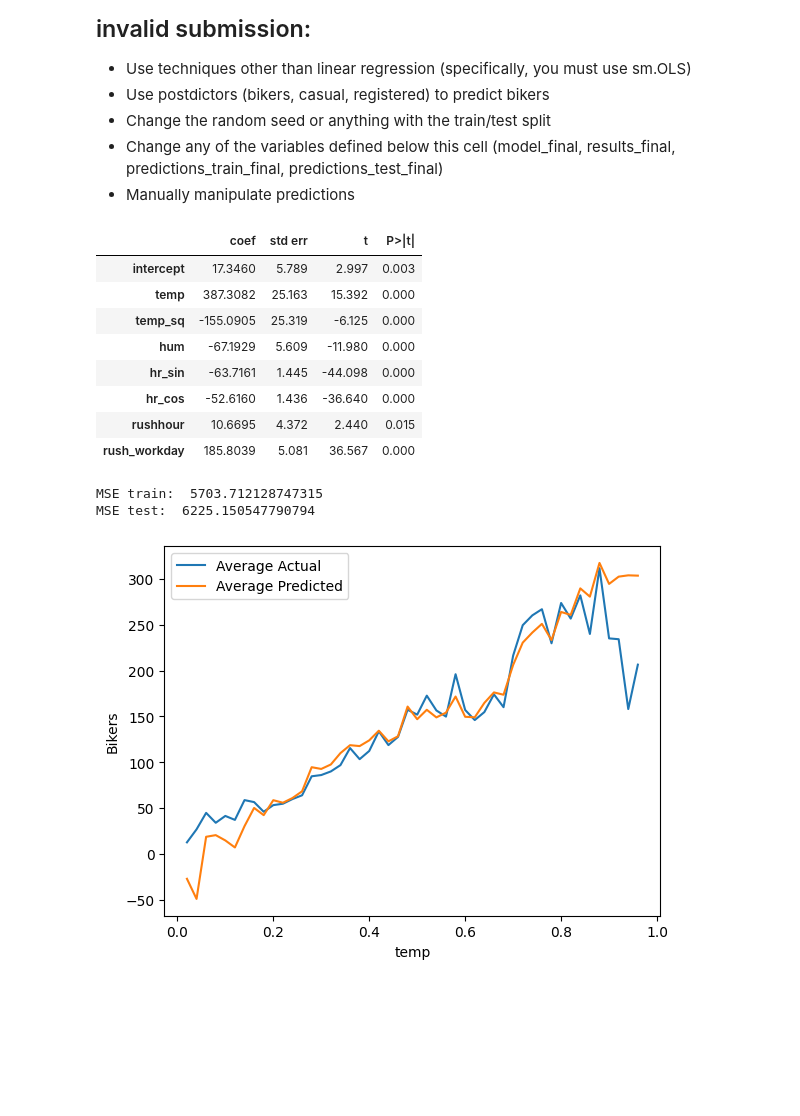
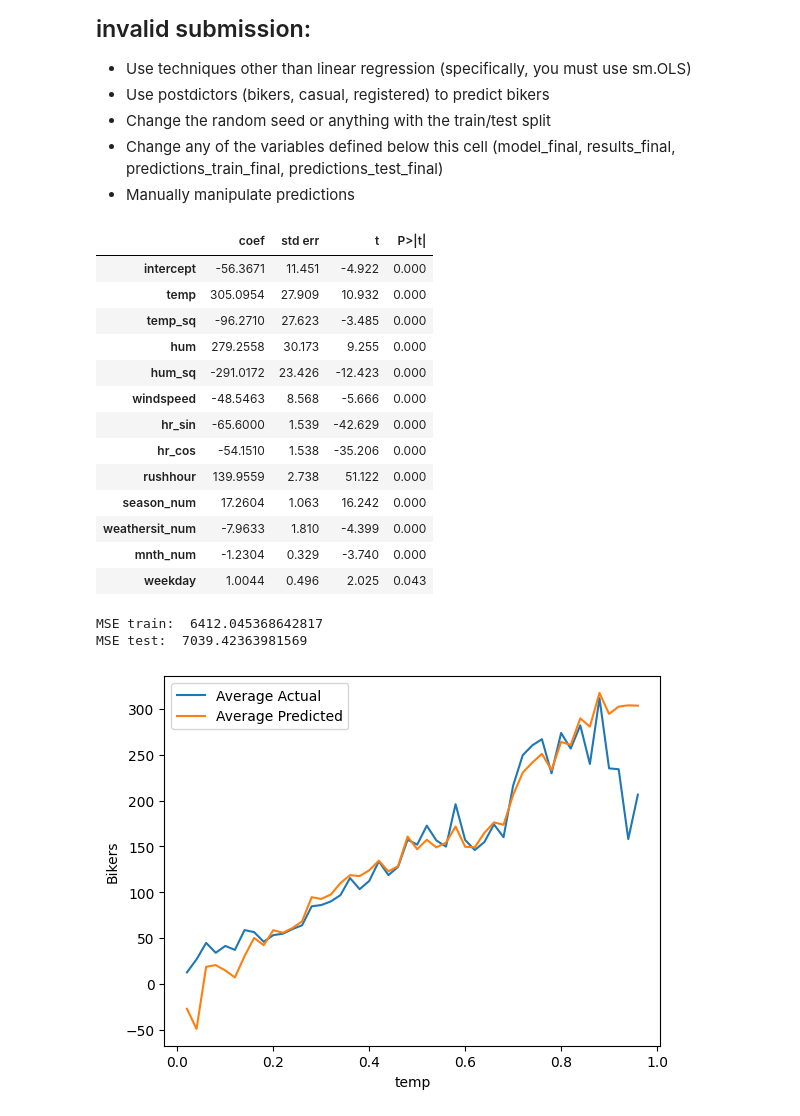
Before and after one commit to sairaya811/code_2600, a Jupyter notebook: mod05_nonlinear.ipynb, the cells around one changed output. Drawn from its saved outputs; the diff is of its cells as text; code cells hidden in the pictures; blank space fills up the shorter version.

```diff
--- a/mod05_nonlinear.ipynb
+++ b/mod05_nonlinear.ipynb
@@ -304,28 +304,42 @@ plot_avg_actual_vs_predicted_by_feature(X=X_train,
 - Change any of the variables defined below this cell (model_final, results_final, predictions_train_final, predictions_test_final)
 - Manually manipulate predictions
 # %%
+# Preprocessing
 X_train['temp_sq'] = X_train['temp'] ** 2
 X_test['temp_sq'] = X_test['temp'] ** 2
-X_train['rush_workday'] = X_train['rushhour'] * X_train['workingday']
-X_test['rush_workday'] = X_test['rushhour'] * X_test['workingday']
+X_train['hum_sq'] = X_train['hum'] ** 2
+X_test['hum_sq'] = X_test['hum'] ** 2
+X_train['season_num'] = pd.factorize(X_train['season'])[0]
+X_test['season_num'] = pd.factorize(X_test['season'])[0]
+X_train['weathersit_num'] = pd.factorize(X_train['weathersit'])[0]
+X_test['weathersit_num'] = pd.factorize(X_test['weathersit'])[0]
+X_train['mnth_num'] = pd.factorize(X_train['mnth'])[0]
+X_test['mnth_num'] = pd.factorize(X_test['mnth'])[0]
 # %%
 vars_to_include = [
-    'intercept', 'temp', 'temp_sq', 'hum',
-    'hr_sin', 'hr_cos', 'rushhour', 'rush_workday'
+    'intercept', 'temp', 'temp_sq', 'hum', 'hum_sq',
+    'windspeed', 'hr_sin', 'hr_cos', 'rushhour',
+    'season_num', 'weathersit_num', 'mnth_num', 'weekday'
 ]
+
 model_final = sm.OLS(y_train, X_train[vars_to_include])
 results_final = model_final.fit()
 summarize(results_final)
 # %% [output]
 |  | coef | std err | t | P>|t| |
-| intercept | 17.3460 | 5.789 | 2.997 | 0.003 |
-| temp | 387.3082 | 25.163 | 15.392 | 0.000 |
-| temp_sq | -155.0905 | 25.319 | -6.125 | 0.000 |
-| hum | -67.1929 | 5.609 | -11.980 | 0.000 |
-| hr_sin | -63.7161 | 1.445 | -44.098 | 0.000 |
-| hr_cos | -52.6160 | 1.436 | -36.640 | 0.000 |
-| rushhour | 10.6695 | 4.372 | 2.440 | 0.015 |
-| rush_workday | 185.8039 | 5.081 | 36.567 | 0.000 |
+| intercept | -56.3671 | 11.451 | -4.922 | 0.000 |
+| temp | 305.0954 | 27.909 | 10.932 | 0.000 |
+| temp_sq | -96.2710 | 27.623 | -3.485 | 0.000 |
+| hum | 279.2558 | 30.173 | 9.255 | 0.000 |
+| hum_sq | -291.0172 | 23.426 | -12.423 | 0.000 |
+| windspeed | -48.5463 | 8.568 | -5.666 | 0.000 |
+| hr_sin | -65.6000 | 1.539 | -42.629 | 0.000 |
+| hr_cos | -54.1510 | 1.538 | -35.206 | 0.000 |
+| rushhour | 139.9559 | 2.738 | 51.122 | 0.000 |
+| season_num | 17.2604 | 1.063 | 16.242 | 0.000 |
+| weathersit_num | -7.9633 | 1.810 | -4.399 | 0.000 |
+| mnth_num | -1.2304 | 0.329 | -3.740 | 0.000 |
+| weekday | 1.0044 | 0.496 | 2.025 | 0.043 |
 # %%
 predictions_train_final = predict(X_train[vars_to_include], results_final)
 print('MSE train: ', mse(y_train, predictions_train_final))
@@ -333,8 +347,8 @@ X_test = X_test.reindex(columns=X_train.columns, fill_value=0)
 predictions_test_final = predict(X_test[vars_to_include], results_final)
 print('MSE test: ', mse(y_test, predictions_test_final))
 # %% [output]
-MSE train:  5703.712128747315
-MSE test:  6225.150547790794
+MSE train:  6412.045368642817
+MSE test:  7039.42363981569
 # %%
 plot_avg_actual_vs_predicted_by_feature(X=X_train,
                                         y=y_train,
```
